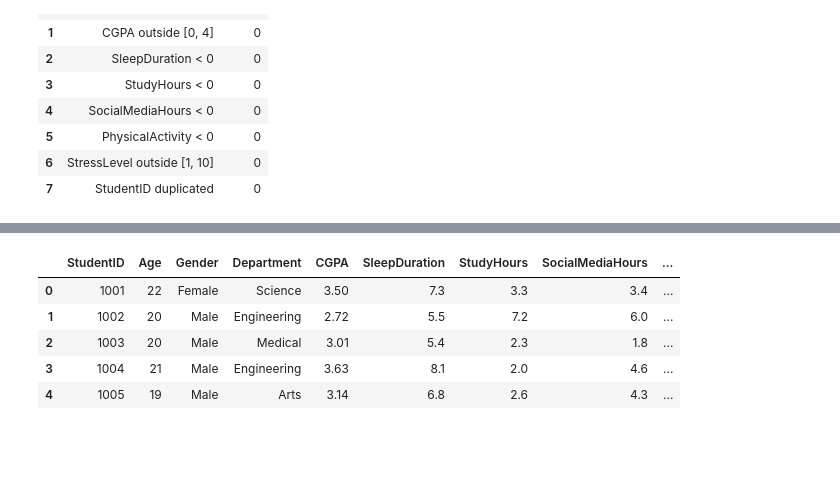
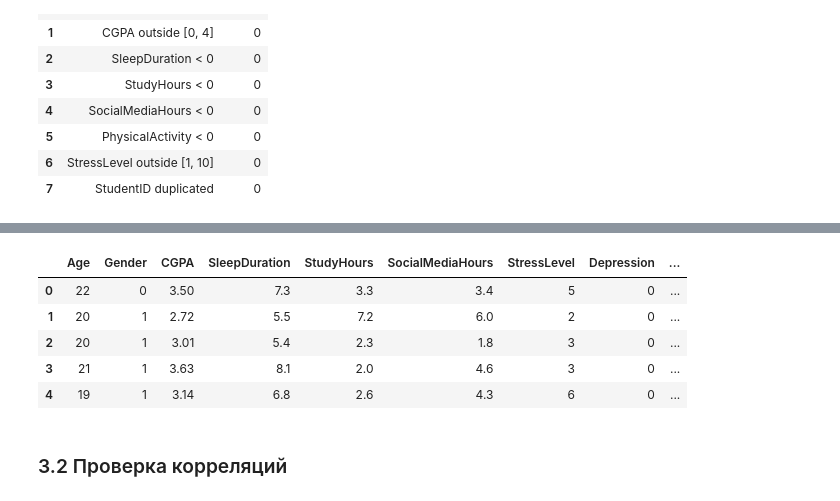
Before and after one commit to kiruganich/students_mentalhealth, a Jupyter notebook: notebook.ipynb, the cells around one changed output, grey strips where cells are left out. Cells and saved outputs as stored; diff of their text form; code cells hidden in the pictures; blank space fills up the shorter version.

```diff
--- a/notebook.ipynb
+++ b/notebook.ipynb
@@ -128,19 +142,0 @@ plt.show()
-# %%
-# EDA: sleep groups vs depression
-df["SleepGroup"] = pd.cut(
-    df["SleepDuration"],
-    bins=[0, 5, 10, 24],
-    labels=["≤5", "5–10", ">10"],
-    right=True,  # 0–5, 5–10, 10–24
-    include_lowest=True
-)
-sleep_depr_pct = (
-    df.groupby("SleepGroup")["Depression"]
-      .mean() * 100
-).round(1)
-
-sleep_depr_pct.plot(kind="bar")
-plt.ylabel("Процент студентов с депрессией")
-plt.xlabel("Группа по длительности сна (часы)")
-plt.title("Доля депрессии в группах по продолжительности сна")
-plt.show()
@@ -190,0 +285,5 @@ plt.show()
+# %%
+dept_cols = ['Department_Arts', 'Department_Business', 'Department_Engineering',
+             'Department_Medical', 'Department_Science']
+df_processed[dept_cols] = df_processed[dept_cols].astype(int)
+print(df_processed.dtypes)
@@ -191,16 +314,17 @@ plt.show()
 # %%
-# Feature engineering
-df_clean = df.copy()
+df_processed['StudySleepRatio'] = df_processed['StudyHours'] / (df_processed['SleepDuration'] + 1e-3)
 
-# simple feature engineering
-df_clean['StudySleepRatio'] = df_clean['StudyHours'] / (df_clean['SleepDuration'] + 1e-3)
-df_clean['SleepQualityFlag'] = ((df_clean['SleepDuration'] >= 7) & (df_clean['SleepDuration'] <= 9)).astype(int)
+df_processed['TotalLoad'] = df_processed['StudyHours'] * df_processed['StressLevel']
 
-df_clean.head()
+df_processed['WellnessScore'] = df_processed['SleepDuration'] + df_processed['PhysicalActivityHours']
+
+df_processed.head()
 # %% [output]
-|  | StudentID | Age | Gender | Department | CGPA | SleepDuration | StudyHours | SocialMediaHours | ... |
-| 0 | 1001 | 22 | Female | Science | 3.50 | 7.3 | 3.3 | 3.4 | ... |
-| 1 | 1002 | 20 | Male | Engineering | 2.72 | 5.5 | 7.2 | 6.0 | ... |
-| 2 | 1003 | 20 | Male | Medical | 3.01 | 5.4 | 2.3 | 1.8 | ... |
-| 3 | 1004 | 21 | Male | Engineering | 3.63 | 8.1 | 2.0 | 4.6 | ... |
-| 4 | 1005 | 19 | Male | Arts | 3.14 | 6.8 | 2.6 | 4.3 | ... |
+|  | Age | Gender | CGPA | SleepDuration | StudyHours | SocialMediaHours | StressLevel | Depression | ... |
+| 0 | 22 | 0 | 3.50 | 7.3 | 3.3 | 3.4 | 5 | 0 | ... |
+| 1 | 20 | 1 | 2.72 | 5.5 | 7.2 | 6.0 | 2 | 0 | ... |
+| 2 | 20 | 1 | 3.01 | 5.4 | 2.3 | 1.8 | 3 | 0 | ... |
+| 3 | 21 | 1 | 3.63 | 8.1 | 2.0 | 4.6 | 3 | 0 | ... |
+| 4 | 19 | 1 | 3.14 | 6.8 | 2.6 | 4.3 | 6 | 0 | ... |
+# %% [markdown]
+### 3.2 Проверка корреляций
```
Also changed, not shown: parts of 52 cells of this notebook.
